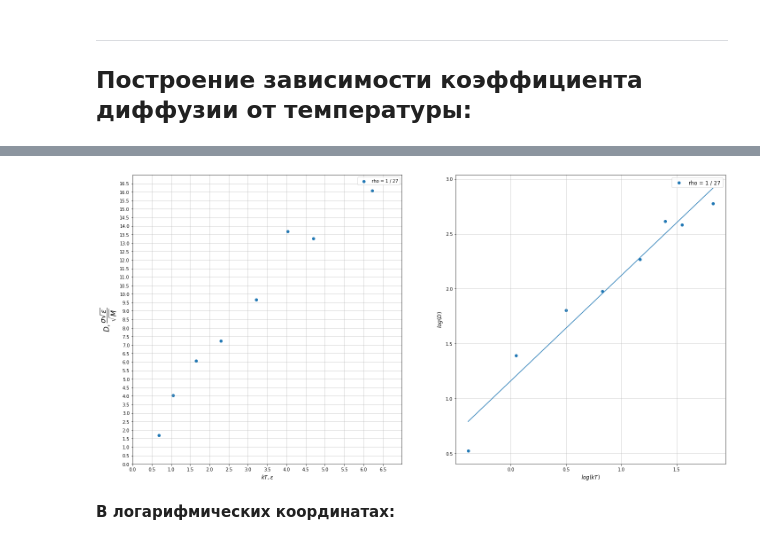
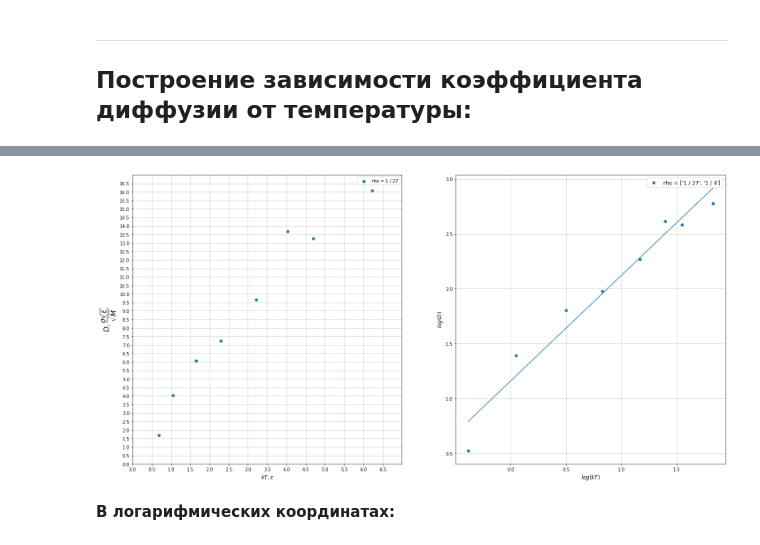
Before and after one commit to Alphonsce/molecular_modeling, a Jupyter notebook: python_realization/final_plotting.ipynb, the cells around one changed output, grey strips where cells are left out. Saved outputs shown, nothing was run; the diff lists cells and outputs as text; code cells hidden in the pictures.

```diff
--- a/python_realization/final_plotting.ipynb
+++ b/python_realization/final_plotting.ipynb
@@ -534,7 +535,7 @@ plt.subplot(1, 2, 1)
 
 
 df = pd.read_csv(file)
-plt.scatter(df.kT, df.D, label=f'rho = {rhos[i]}')
+plt.scatter(df.kT, df.D, label=f'rho = {rho}')
 
 plt.grid(alpha=0.7)
 plt.ylim(ymin=0, ymax=17)
@@ -551,7 +552,7 @@ df = pd.read_csv(file)
 k, s_k, b, s_b = calculate_k(np.log(df.kT), np.log(df.D))
 print(f'rho = {rhos[0]}; (k, b) = {k, b}, (s_k, s_b) = {s_k, s_b}')
 x = np.linspace(min(np.log(df.kT)), max(np.log(df.kT)), 50)
-plt.scatter(np.log(df.kT), np.log(df.D), label=f'rho = {rhos[i]}')
+plt.scatter(np.log(df.kT), np.log(df.D), label=f'rho = {rhos}')
 plt.plot(x, k * x + b)
 
 plt.grid(alpha=0.7)
@@ -564,4 +565,4 @@ rho = 1 / 27; (k, b) = (0.9592641553993383, 1.1629611414248255), (s_k, s_b) = (0
-[figure, old version]
+[figure, new version]
 # %% [markdown]
 **В логарифмических координатах:**
 # %% [markdown]
```
Also changed, not shown: parts of 13 cells of this notebook.
